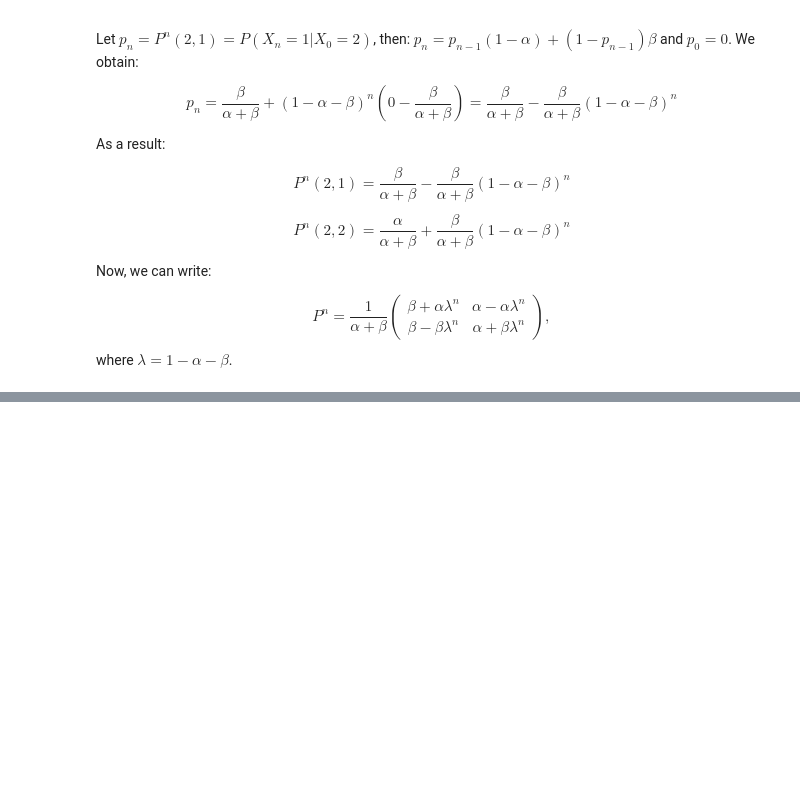
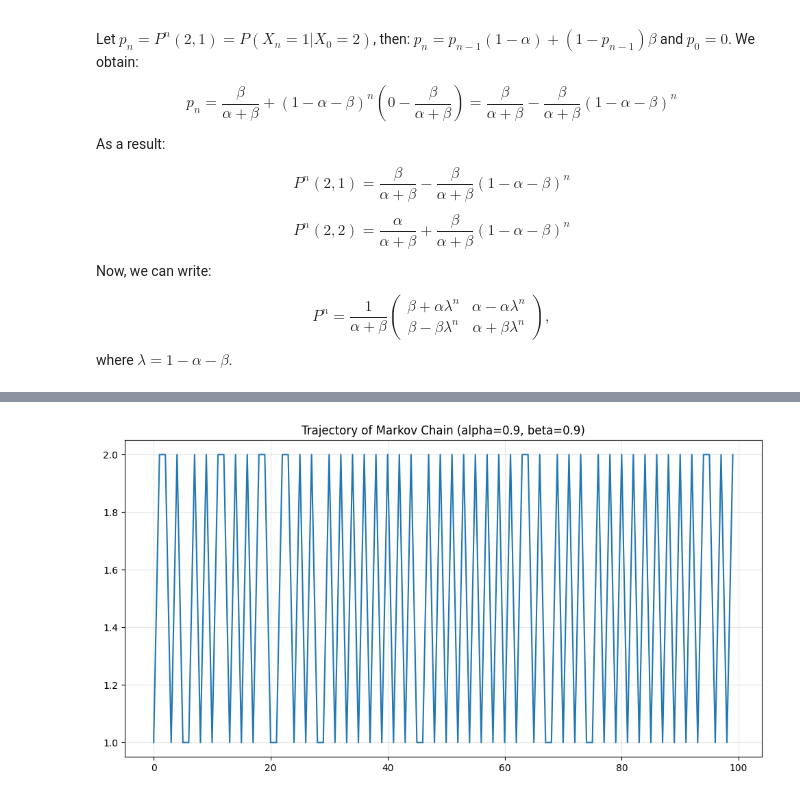
Before and after one commit to MichalSlowakiewicz/Stochastic-Simulations, a Jupyter notebook: Zadanie_2_5.ipynb, the cells around one changed output, grey strips where cells are left out. Drawn from its saved outputs; the diff is of its cells as text; code cells hidden in the pictures; blank space fills up the shorter version.

```diff
--- a/Zadanie_2_5.ipynb
+++ b/Zadanie_2_5.ipynb
@@ -84,0 +150,21 @@ where $\lambda = 1 - \alpha -\beta$.
+# %%
+alpha = 0.9
+beta = 0.9
+n_steps = 100
+
+u = np.random.rand()
+
+if u < beta / (alpha + beta):
+  x0 = 1
+else:
+  x0 = 2
+
+data = Markov_MC_sampler(alpha=alpha, beta=beta, n=n_steps, x0=x0)
+
+plt.figure(figsize=(12,6))
+plt.plot(range(n_steps), data, linestyle='-')
+plt.title(f'Trajectory of Markov Chain (alpha={alpha}, beta={beta})')
+plt.grid(True, alpha=0.3)
+plt.show()
+# %% [output]
+[figure, added]
```
Also changed, not shown: parts of 10 cells of this notebook.
